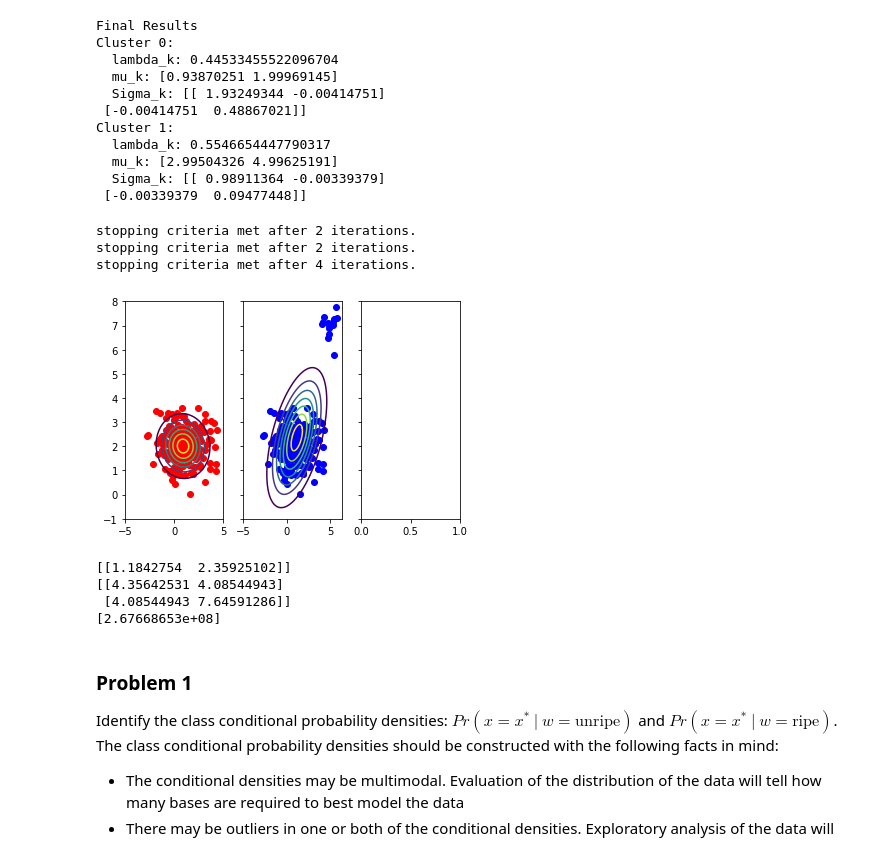
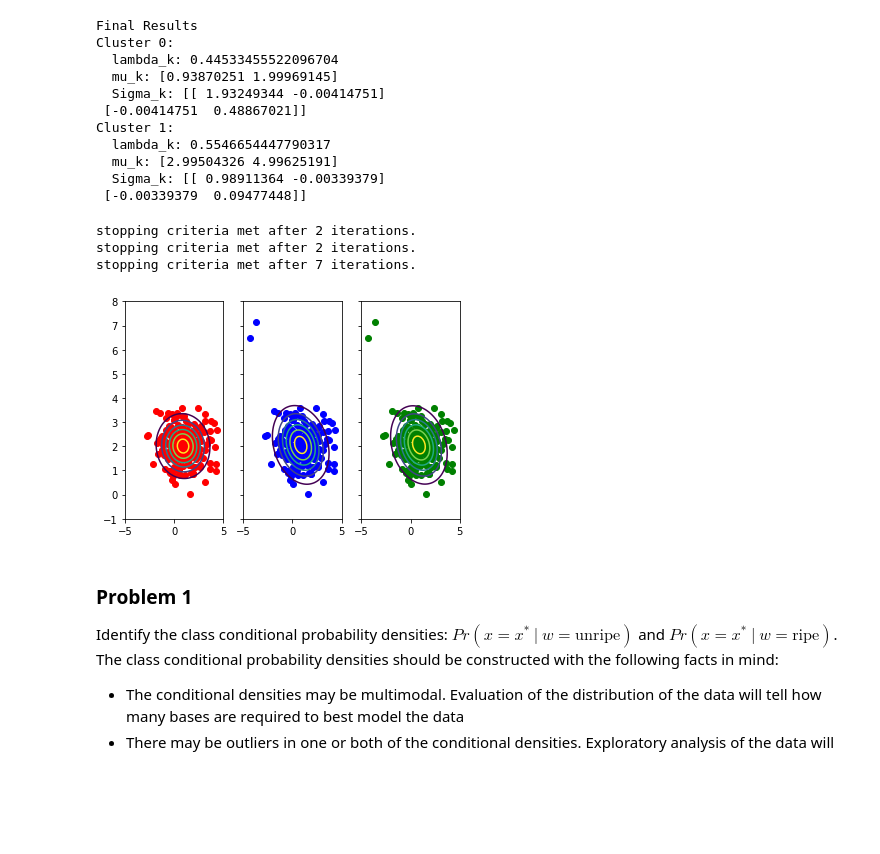
Before and after one commit to jwdinius/prince-computer-vision, a Jupyter notebook: Ch7/Prince-Chapter7.ipynb, the cells around one changed output. Cells and saved outputs as stored; diff of their text form; code cells hidden in the pictures; blank space fills up the shorter version.

Commit message:
student-t almost working

```diff
--- a/Ch7/Prince-Chapter7.ipynb
+++ b/Ch7/Prince-Chapter7.ipynb
@@ -75,50 +79,45 @@ mu1 = np.array([1., 2.])
 cov1 = np.array([[2., 0.], [0., .5]])
 num_data_pts = np.array([200])
 X = rng.multivariate_normal(mu1, cov1, num_data_pts[0])
-num_outliers = 15
-outliers_mu = np.array([5., 7.])
+num_outliers = 2
+outliers_mu = np.array([-4., 7.])
 outliers_Sigma = np.array([[.2, 0.], [0., .2]])
 X_with_outliers = np.vstack((X, rng.multivariate_normal(outliers_mu, outliers_Sigma, num_outliers)))
 
 lambda1, _mu1, _Sigma1 = utils.fit_gaussian_mixture(X, 1)
 lambdao, _muo, _Sigmao = utils.fit_gaussian_mixture(X_with_outliers, 1)
 
 t_mu, t_sig, t_nu = utils.fit_student_distribution(X_with_outliers, stopping_thresh=1e-6)
 
 #Creates two subplots and unpacks the output array immediately
 x = np.linspace(-5, 5, 100).reshape((100, 1))
 y = np.linspace(-1, 8, 100).reshape((100, 1))
 [XX, YY] = np.meshgrid(x, y)
-xx = XX.flatten().reshape((xx.size, 1))
-yy = YY.flatten().reshape((yy.size, 1))
+xx = XX.flatten().reshape((XX.size, 1))
+yy = YY.flatten().reshape((YY.size, 1))
 xy = np.hstack((xx, yy))
 temp = stats.multivariate_normal.pdf(xy, _mu1[0, :], _Sigma1[0, :, :])
 gauss1 = temp.reshape((100, 100))
 
 f, (ax1, ax2, ax3) = plt.subplots(1, 3, sharey=True)
 ax1.scatter(X[:, 0], X[:, 1],c='r')
 ax1.contour(XX, YY, gauss1)
 
 ax2.scatter(X_with_outliers[:, 0], X_with_outliers[:, 1],c='b')
 temp = stats.multivariate_normal.pdf(xy, _muo[0, :], _Sigmao[0, :, :])
 gauss2 = temp.reshape((100, 100))
 ax2.contour(XX, YY, gauss2)
 
-ax2.scatter(X_with_outliers[:, 0], X_with_outliers[:, 1],c='b')
-temp = stats.multivariate_normal.pdf(xy, _muo[0, :], _Sigmao[0, :, :])
-gauss2 = temp.reshape((100, 100))
-ax2.contour(XX, YY, gauss2)
-
+ax3.scatter(X_with_outliers[:, 0], X_with_outliers[:, 1],c='g')
+temp = multivariate_student.pdf(xy, t_mu, t_sig, t_nu)
+student = temp.reshape((100, 100))
+ax3.contour(XX, YY, student)
 plt.show()
 # %% [output]
 stopping criteria met after 2 iterations.
 stopping criteria met after 2 iterations.
-stopping criteria met after 4 iterations.
+stopping criteria met after 7 iterations.
-[figure, old version]
+[figure, new version]
-[[1.1842754  2.35925102]]
-[[4.35642531 4.08544943]
- [4.08544943 7.64591286]]
-[2.67668653e+08]
 # %% [markdown]
 ### Problem 1
 
```
Also changed, not shown: parts of 1 cell of this notebook, 2 other files.
